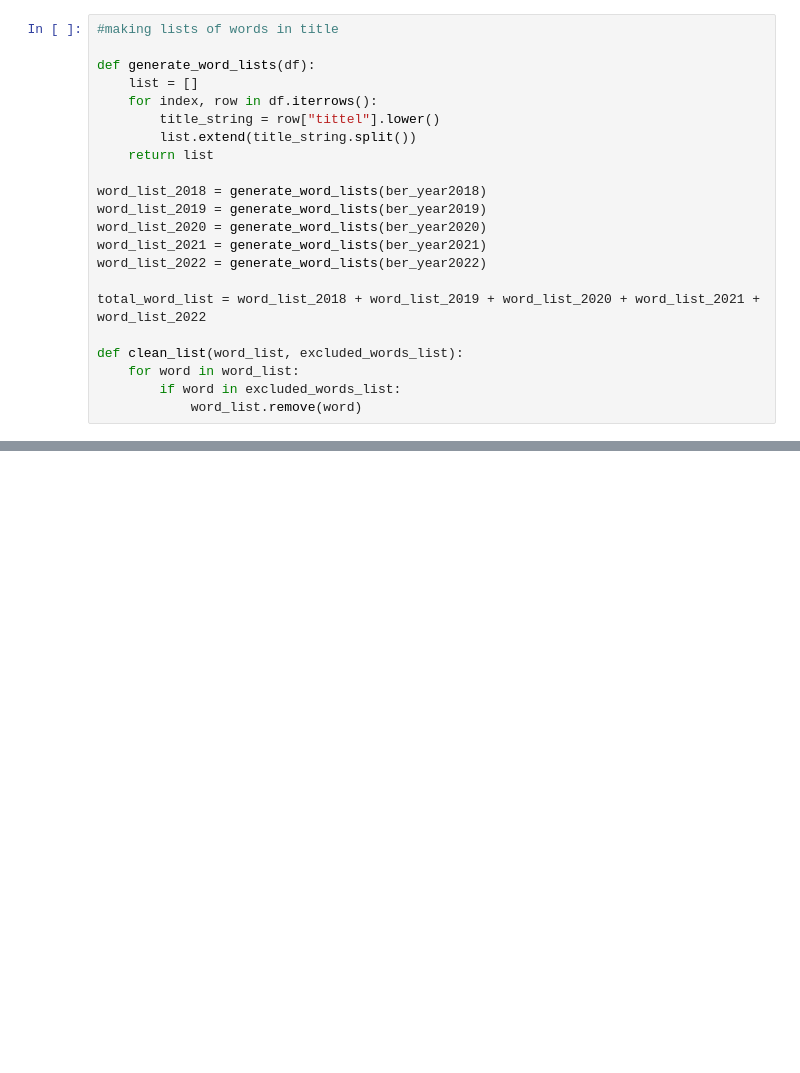
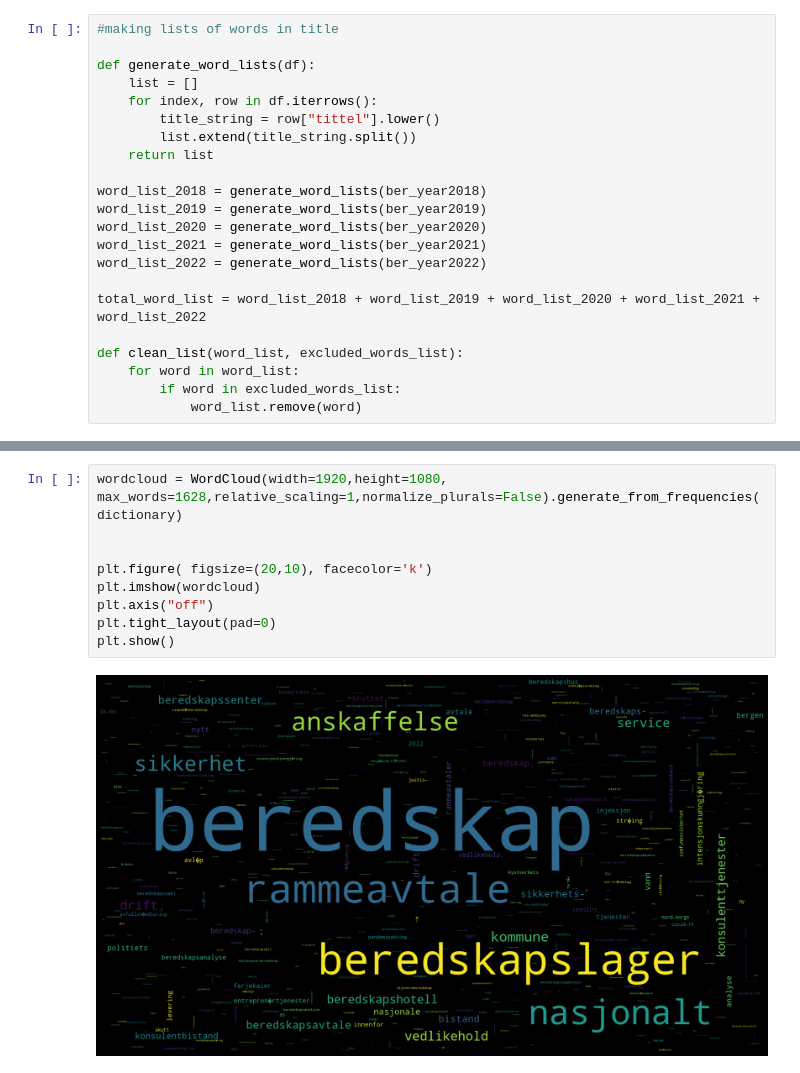
Before and after one commit to janethorv/public-procurement-analytics, a Jupyter notebook: pandas-analytics/wordfrequency.ipynb, the cells around one changed output, grey strips where cells are left out. Cells and saved outputs as stored; diff of their text form; blank space fills up the shorter version.

Commit message:
added wordcloud

```diff
--- a/pandas-analytics/wordfrequency.ipynb
+++ b/pandas-analytics/wordfrequency.ipynb
@@ -125,0 +116,11 @@ Frequency of  legemidler : 1
+# %%
+wordcloud = WordCloud(width=1920,height=1080, max_words=1628,relative_scaling=1,normalize_plurals=False).generate_from_frequencies(dictionary)
+
+
+plt.figure( figsize=(20,10), facecolor='k')
+plt.imshow(wordcloud)
+plt.axis("off")
+plt.tight_layout(pad=0)
+plt.show()
+# %% [output]
+[figure, added]
```
Also changed, not shown: parts of 4 cells of this notebook.
